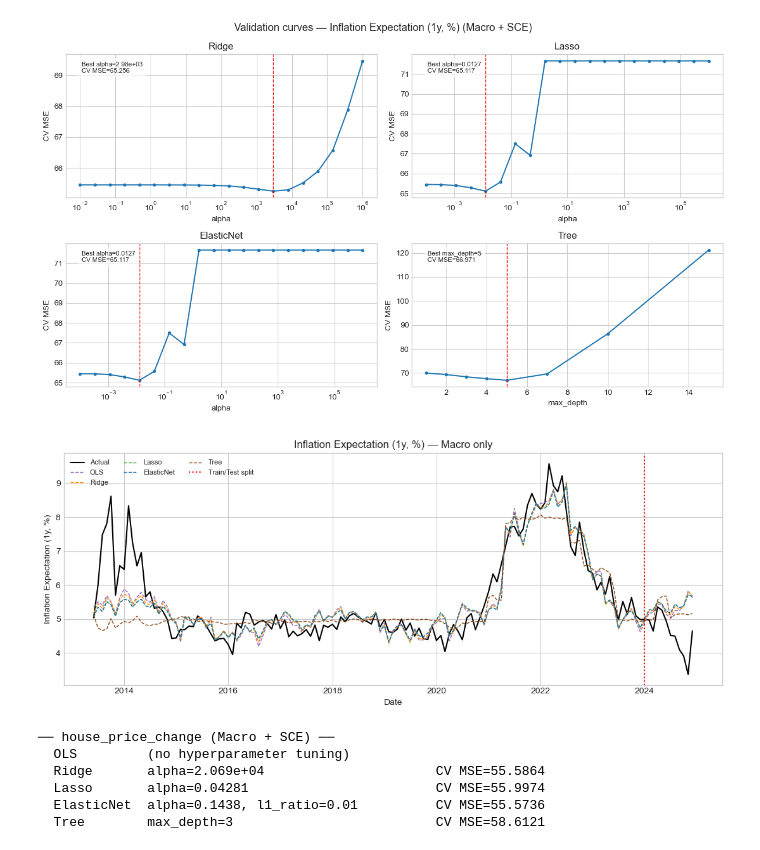
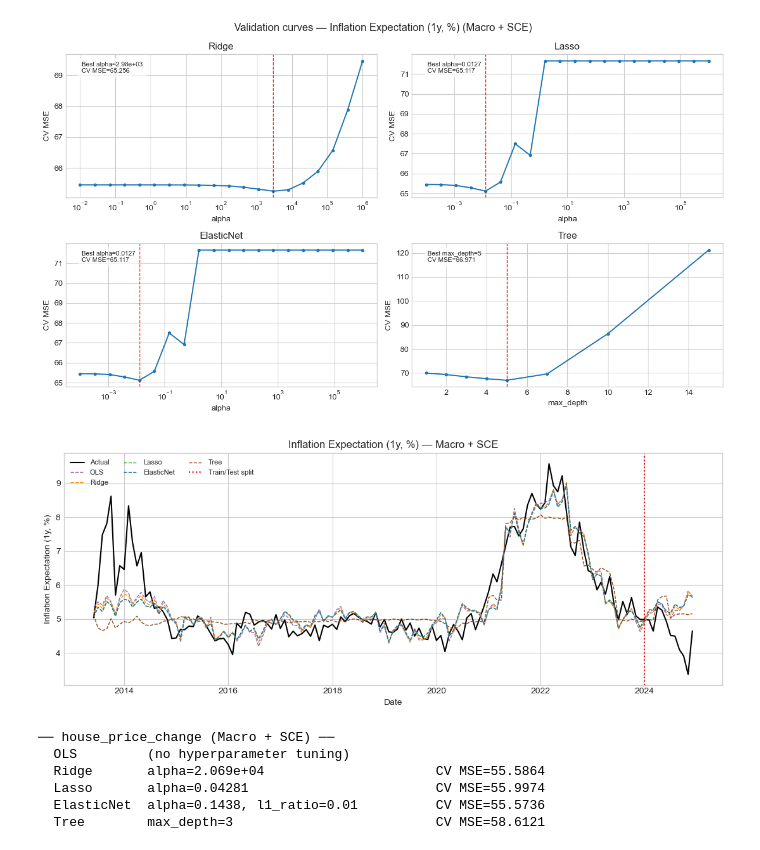
Before and after one commit to MHS17-NHH/FIE463-V26, a Jupyter notebook: data/solution.ipynb, the cells around one changed output. Cells and saved outputs as stored; diff of their text form; code cells hidden in the pictures.

Commit message:
Part 5, startet part 6

```diff
--- a/data/solution.ipynb
+++ b/data/solution.ipynb
@@ -970,7 +970,7 @@ def format_params(params):
     return ", ".join(parts)
 # %%
 # Reusable function to run the entire modeling and validation curve process for a given target variable and feature set, including fitting all models, printing results, and plotting validation curves for the specified models
-def run_cv_for_target(train, target, num_cols, cat_cols, feature_set_name):
+def run_cv_for_target(train, target, num_cols, cat_cols, feature_set_name, Part_6=False):
     """Run the modeling and validation curve process for a given target variable and feature set."""
     # Prepare the feature matrix X and target vector y from the training data based on the specified numeric and categorical columns and the target variable
     X = train[num_cols + cat_cols]
@@ -995,10 +995,15 @@ def run_cv_for_target(train, target, num_cols, cat_cols, feature_set_name):
             print(f"  {model_name:11s} (no hyperparameter tuning)")
 
     # 2) Build a single 2×2 figure with validation curves
-    # Models we want to show, in fixed order:
-    curve_models = ["Ridge", "Lasso", "ElasticNet", "Tree"]
-    # 2×2 grid
-    fig, axes = plt.subplots(2, 2, figsize=(12, 7))
+
+
+    # 2×2 grid when part 5, 1x3 for part 6
+    if Part_6:
+        curve_models = ['Logistic', 'RandomForest', 'HistGradientBoosting']
+        fig, axes = plt.subplots(1, 3, figsize=(18, 5))
+    else:
+        curve_models = ["Ridge", "Lasso", "ElasticNet", "Tree"]
+        fig, axes = plt.subplots(2, 2, figsize=(12, 7))
     axes = axes.flatten()
 
     for ax, mname in zip(axes, curve_models):
@@ -1233,9 +1238,9 @@ all_metrics.append(test_metrics(res, test, target, num, cat, "Macro + SCE"))
   Tree        max_depth=5                          CV MSE=66.9706
 [figure]
 # %%
-plot_predictions(res, train, test, target, num, cat, "Macro only")
+plot_predictions(res, train, test, target, num, cat, "Macro + SCE")
 # %% [output]
-[figure, old version]
+[figure, new version]
 # %%
 # Choose which target to model
 target = "house_price_change"
```
Also changed, not shown: parts of 5 cells of this notebook.
